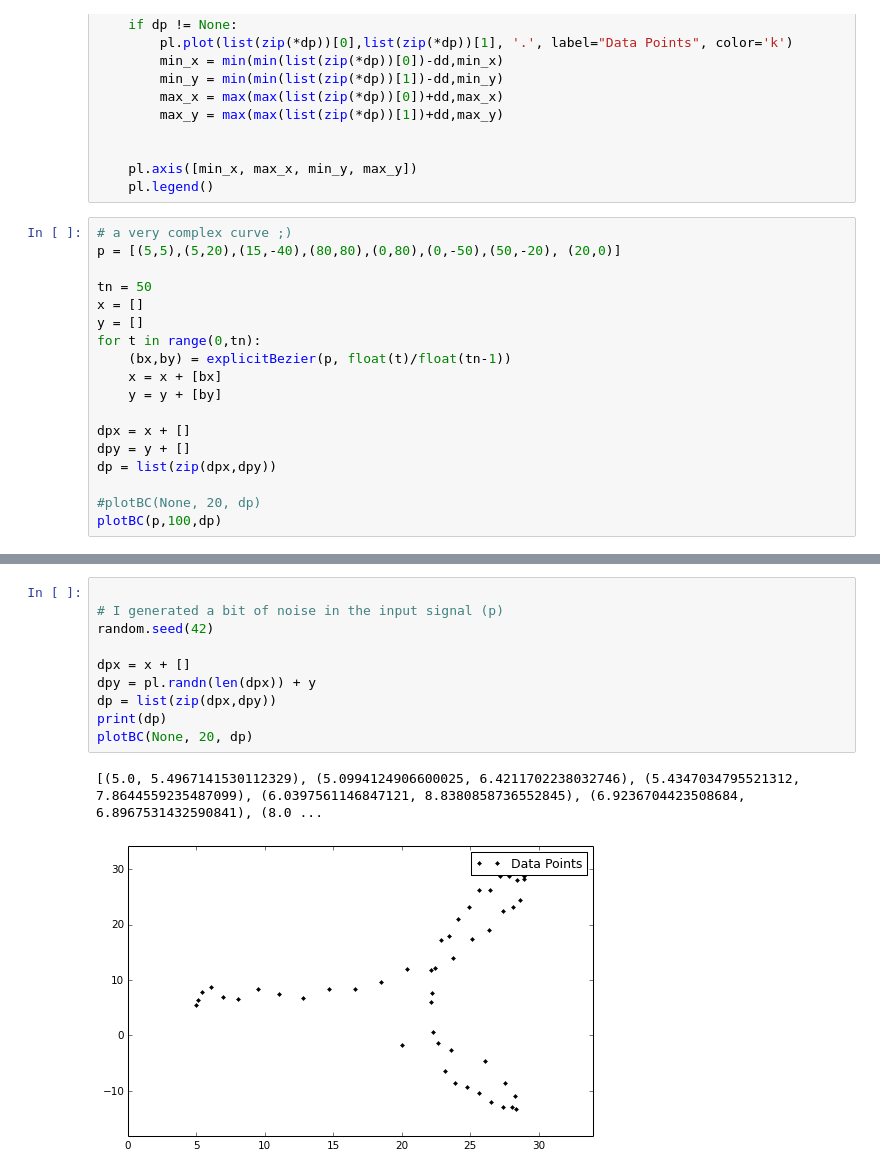
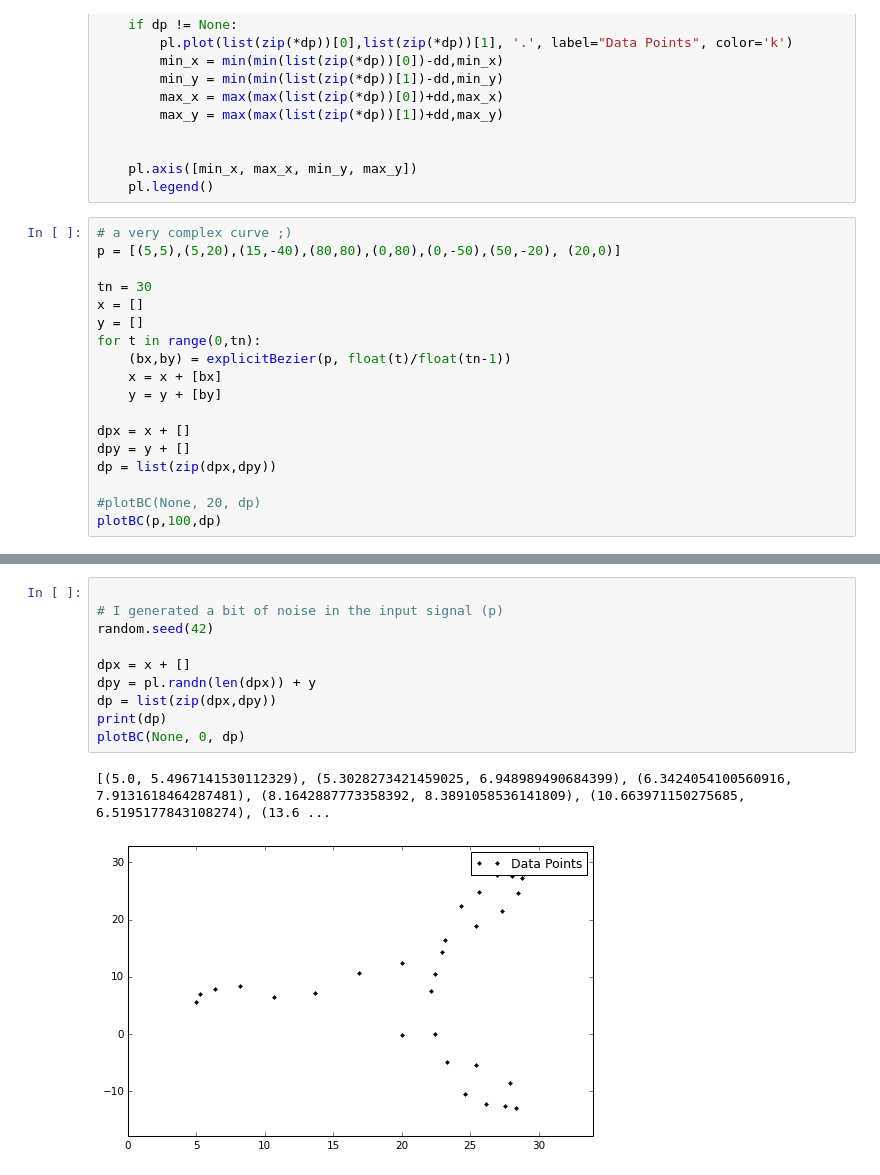
Before and after one commit to AllanHasegawa/pdebc, a Jupyter notebook: samples/bezier_fitting/notebook/pypde_t01.ipynb, the cells around one changed output, grey strips where cells are left out. Cells and saved outputs as stored; diff of their text form.

```diff
--- a/samples/bezier_fitting/notebook/pypde_t01.ipynb
+++ b/samples/bezier_fitting/notebook/pypde_t01.ipynb
@@ -92,7 +93,7 @@ def plotBC(ps=None, tn=0, dp=None, pop=None):
 # a very complex curve ;)
 p = [(5,5),(5,20),(15,-40),(80,80),(0,80),(0,-50),(50,-20), (20,0)]
 
-tn = 50
+tn = 30
 x = []
 y = []
 for t in range(0,tn):
@@ -111,16 +112,16 @@ plotBC(p,100,dp)
 # %%
 
 # I generated a bit of noise in the input signal (p)
 random.seed(42)
 
 dpx = x + []
 dpy = pl.randn(len(dpx)) + y
 dp = list(zip(dpx,dpy))
 print(dp)
-plotBC(None, 20, dp)
+plotBC(None, 0, dp)
 # %% [output]
-[(5.0, 5.4967141530112329), (5.0994124906600025, 6.4211702238032746), (5.4347034795521312, 7.8644559235487099), (6.0397561146847121, 8.8380858736552845), (6.9236704423508684, 6.8967531432590841), (8.0 ...
+[(5.0, 5.4967141530112329), (5.3028273421459025, 6.948989490684399), (6.3424054100560916, 7.9131618464287481), (8.1642887773358392, 8.3891058536141809), (10.663971150275685, 6.5195177843108274), (13.6 ...
-[figure, old version]
+[figure, new version]
 # %%
 def dpToVec2(d):
     return [Vec2(x,y) for (x,y) in dp]
```
Also changed, not shown: parts of 5 cells of this notebook, 9 other files.
